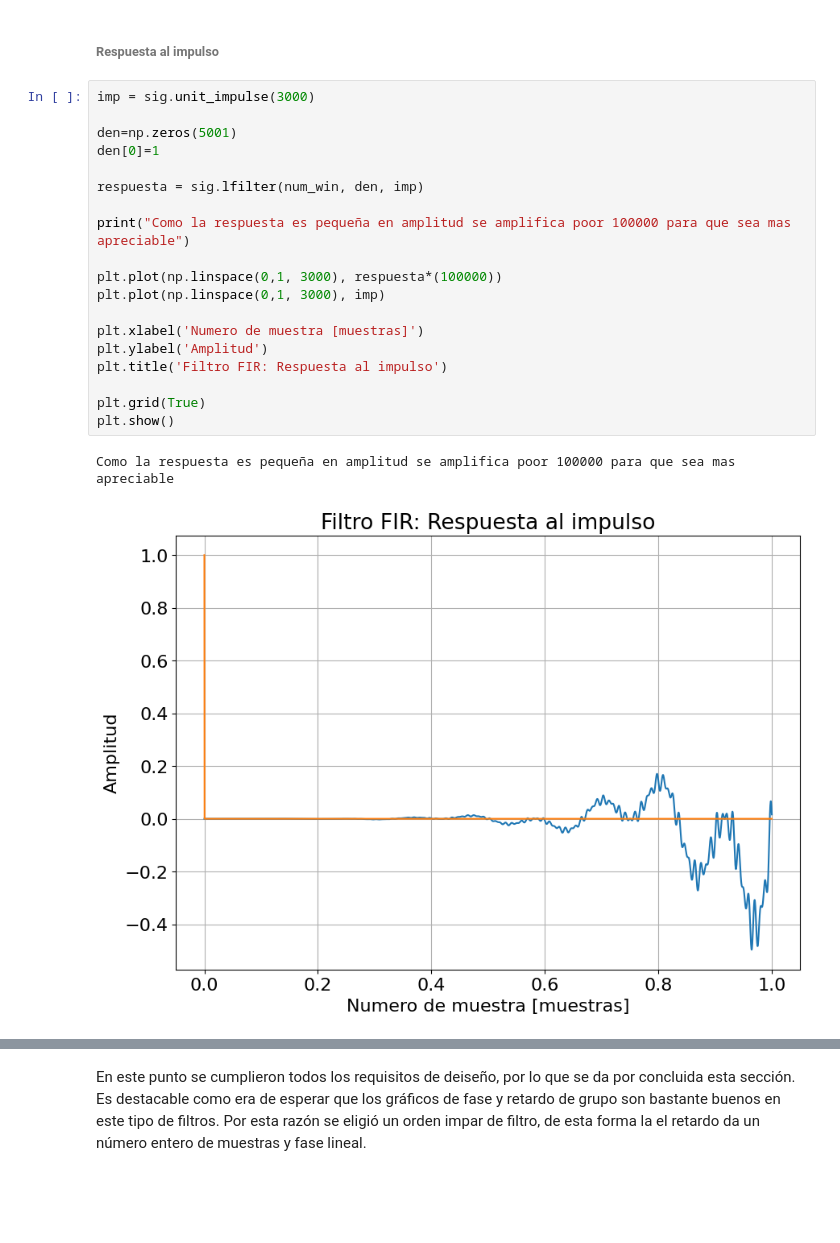
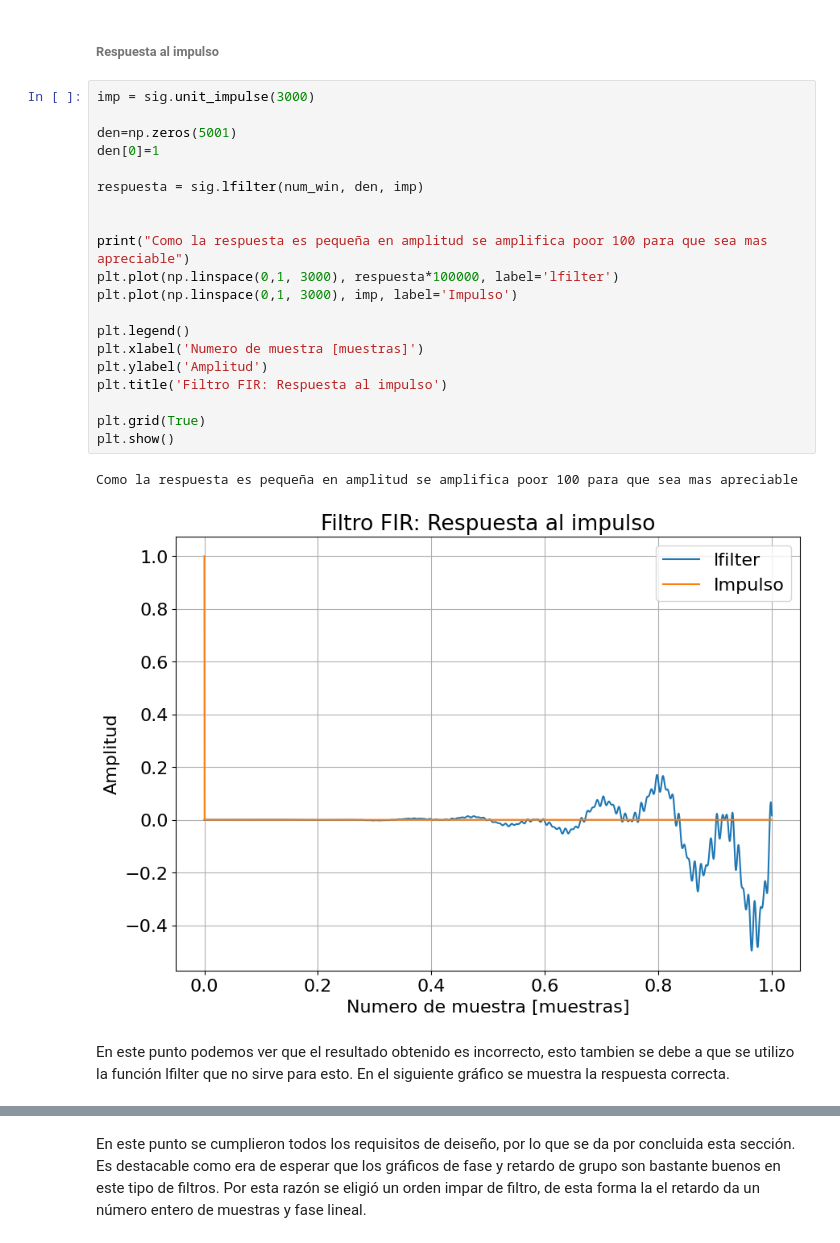
Before and after one commit to mdelen17/TC2, a Jupyter notebook: TS9/Filtros_Digitales.ipynb, the cells around one changed output, grey strips where cells are left out. Drawn from its saved outputs; the diff is of its cells as text; blank space fills up the shorter version.

```diff
--- a/TS9/Filtros_Digitales.ipynb
+++ b/TS9/Filtros_Digitales.ipynb
@@ -243,22 +275,25 @@ plt.axis([0, nyq_frec, 3000, 6000])
 # %%
 imp = sig.unit_impulse(3000)
 
 den=np.zeros(5001)
 den[0]=1
 
 respuesta = sig.lfilter(num_win, den, imp)
 
-print("Como la respuesta es pequeña en amplitud se amplifica poor 100000 para que sea mas apreciable")
 
-plt.plot(np.linspace(0,1, 3000), respuesta*(100000))
-plt.plot(np.linspace(0,1, 3000), imp)
+print("Como la respuesta es pequeña en amplitud se amplifica poor 100 para que sea mas apreciable")
+plt.plot(np.linspace(0,1, 3000), respuesta*100000, label='lfilter')
+plt.plot(np.linspace(0,1, 3000), imp, label='Impulso')
 
+plt.legend()
 plt.xlabel('Numero de muestra [muestras]')
 plt.ylabel('Amplitud')
 plt.title('Filtro FIR: Respuesta al impulso')
 
 plt.grid(True)
 plt.show()
 # %% [output]
-Como la respuesta es pequeña en amplitud se amplifica poor 100000 para que sea mas apreciable
+Como la respuesta es pequeña en amplitud se amplifica poor 100 para que sea mas apreciable
-[figure, old version]
+[figure, new version]
+# %% [markdown]
+En este punto podemos ver que el resultado obtenido es incorrecto, esto tambien se debe a que se utilizo la función lfilter que no sirve para esto. En el siguiente gráfico se muestra la respuesta correcta.
```
Also changed, not shown: parts of 13 cells of this notebook, 1 other file.
